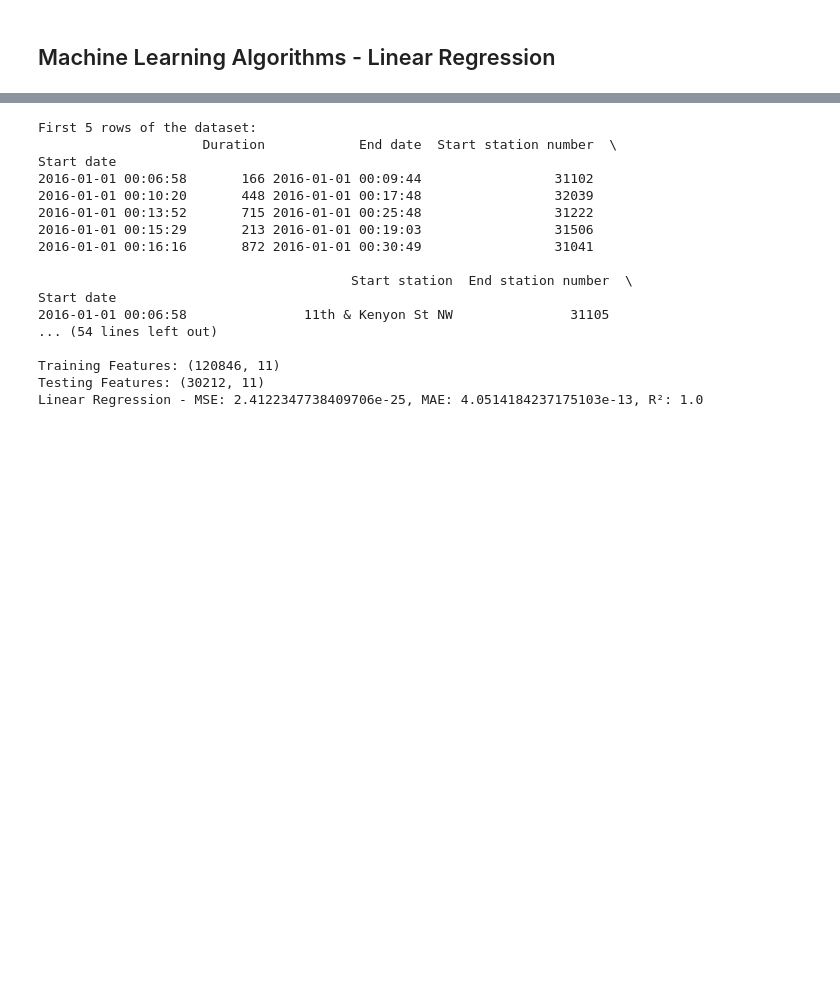
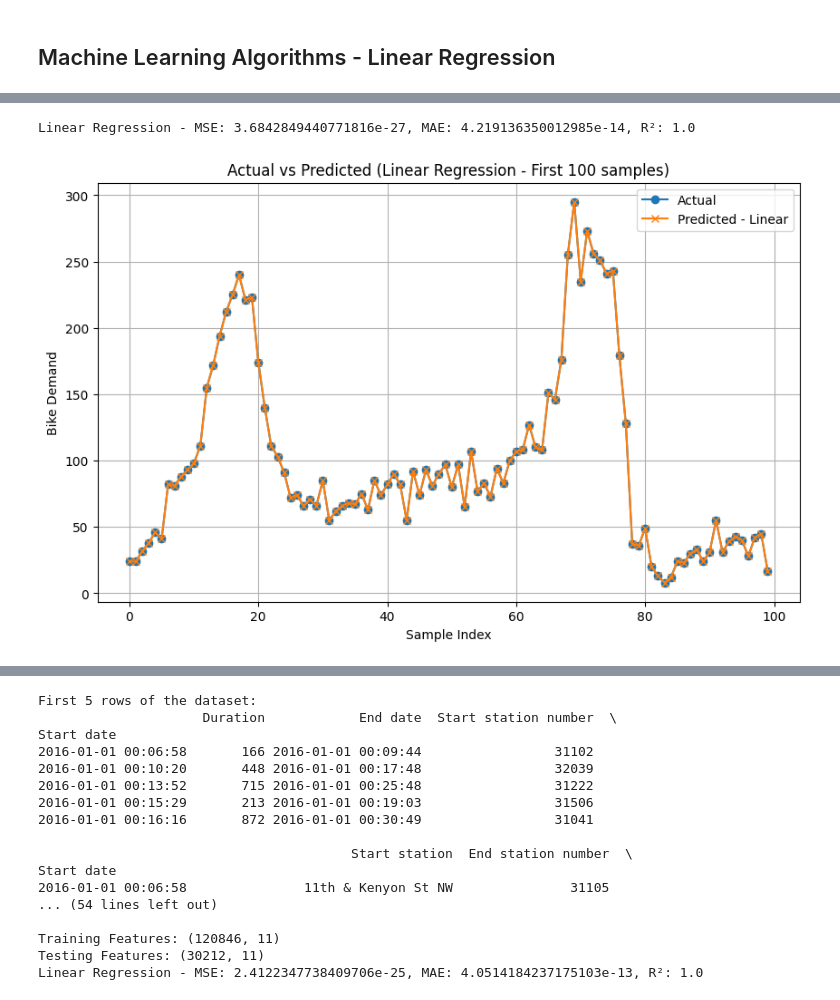
Before and after one commit to coraline1111/UTS-Group-Project, a Jupyter notebook: Group_Project_Version_3.ipynb, the cells around one changed output, grey strips where cells are left out. Saved outputs shown, nothing was run; the diff lists cells and outputs as text; code cells hidden in the pictures; blank space fills up the shorter version.

```diff
--- a/Group_Project_Version_3.ipynb
+++ b/Group_Project_Version_3.ipynb
@@ -513,0 +516,80 @@ The difference in bike demand between weekdays and weekends is statistically sig
+# %%
+import pandas as pd
+import numpy as np
+import matplotlib.pyplot as plt
+import seaborn as sns
+
+from sklearn.model_selection import train_test_split, cross_val_score
+from sklearn.linear_model import LinearRegression
+from sklearn.metrics import mean_squared_error, mean_absolute_error, r2_score
+from sklearn.preprocessing import LabelEncoder
+
+split_point = int(len(bike_demand_per_10min) * 0.8)
+train_data = bike_demand_per_10min[:split_point]
+test_data = bike_demand_per_10min[split_point:]
+
+# Calculate lag and rolling features ONLY on training data
+train_data['Bike Demand Lag1'] = train_data['Bike Demand'].shift(1)
+train_data['Bike Demand Lag2'] = train_data['Bike Demand'].shift(2)
+train_data['Bike Demand RollingMean3'] = train_data['Bike Demand'].rolling(window=3).mean()
+train_data.dropna(inplace=True)
+
+# Apply the same transformations to the test data using ONLY past information
+test_data['Bike Demand Lag1'] = test_data['Bike Demand'].shift(1)
+test_data['Bike Demand Lag2'] = test_data['Bike Demand'].shift(2)
+test_data['Bike Demand RollingMean3'] = test_data['Bike Demand'].rolling(window=3).mean()
+test_data.dropna(inplace=True)
+
+# Define features and target
+features = ['Hour', 'Minute', 'DayOfWeek', 'IsWeekend', 'Bike Demand Lag1', 'Bike Demand Lag2', 'Bike Demand RollingMean3']
+target = 'Bike Demand'
+
+# Prepare training and testing sets
+X_train = train_data[features]
+y_train = train_data[target]
+X_test = test_data[features]
+y_test = test_data[target]
+
+# 2. Model Training and Evaluation
+
+def evaluate_model(y_true, y_pred, model_name="Model"):
+    mse = mean_squared_error(y_true, y_pred)
+    mae = mean_absolute_error(y_true, y_pred)
+    r2 = r2_score(y_true, y_pred)
+    print(f"{model_name} - MSE: {mse}, MAE: {mae}, R²: {r2}")
+    return mse, mae, r2
+
+# Linear Regression
+linear_model = LinearRegression()
+linear_model.fit(X_train, y_train)
+y_pred_linear = linear_model.predict(X_test)
+mse_linear, mae_linear, r2_linear = evaluate_model(y_test, y_pred_linear, "Linear Regression")
+
+# 3. Visualizations
+
+# Plot Actual vs Predicted
+plt.figure(figsize=(10,6))
+plt.plot(y_test.values[:100], label='Actual', marker='o')
+plt.plot(y_pred_linear[:100], label='Predicted - Linear', marker='x')
+plt.title('Actual vs Predicted (Linear Regression - First 100 samples)')
+plt.xlabel('Sample Index')
+plt.ylabel('Bike Demand')
+plt.legend()
+plt.grid()
+plt.show()
+
+# 4. Save Results
+results = pd.DataFrame({
+    'Actual': y_test,
+    'Predicted_Linear': y_pred_linear
+})
+results.to_csv('predictions.csv', index=False)
+print("\nSample Predictions:")
+print(results.head())
+
+# Summary of Model Performance
+print("\nSummary of Model Performance:")
+print(f"Linear Regression - MSE: {mse_linear}, MAE: {mae_linear}, R²: {r2_linear}")
+# %% [output]
+Linear Regression - MSE: 3.6842849440771816e-27, MAE: 4.219136350012985e-14, R²: 1.0
+[figure, added]
```
Also changed, not shown: parts of 15 cells of this notebook.
